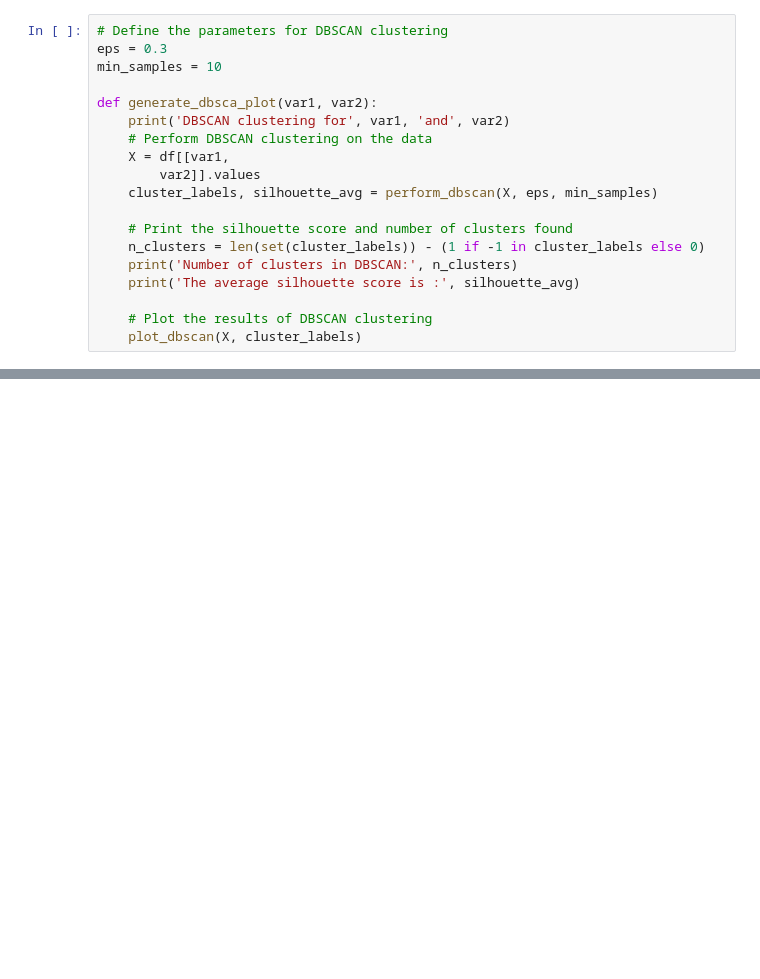
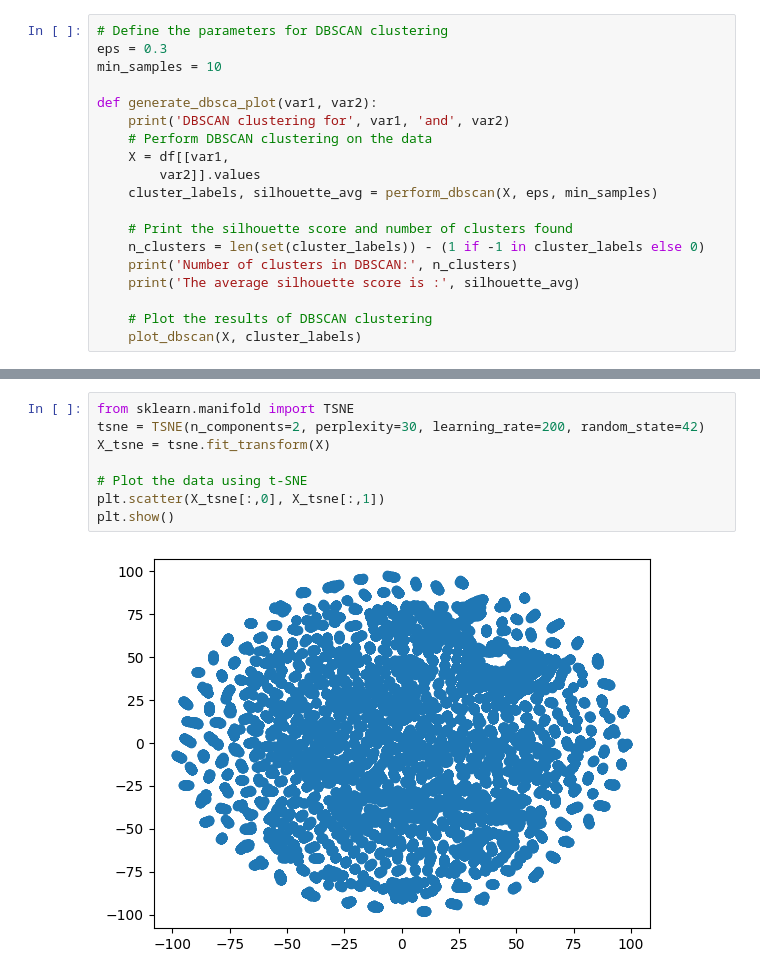
Before and after one commit to lfunderburk/machine-learning-capstone, a Jupyter notebook: notebooks/unsupervised-learning.ipynb, the cells around one changed output, grey strips where cells are left out. Saved outputs shown, nothing was run; the diff lists cells and outputs as text; blank space fills up the shorter version.

Commit message:
unsupervised learning exploration

```diff
--- a/notebooks/unsupervised-learning.ipynb
+++ b/notebooks/unsupervised-learning.ipynb
@@ -415,0 +379,10 @@ plt.show()
+# %%
+from sklearn.manifold import TSNE
+tsne = TSNE(n_components=2, perplexity=30, learning_rate=200, random_state=42)
+X_tsne = tsne.fit_transform(X)
+
+# Plot the data using t-SNE
+plt.scatter(X_tsne[:,0], X_tsne[:,1])
+plt.show()
+# %% [output]
+[figure, added]
```
Also changed, not shown: parts of 11 cells of this notebook, 1 other file.
